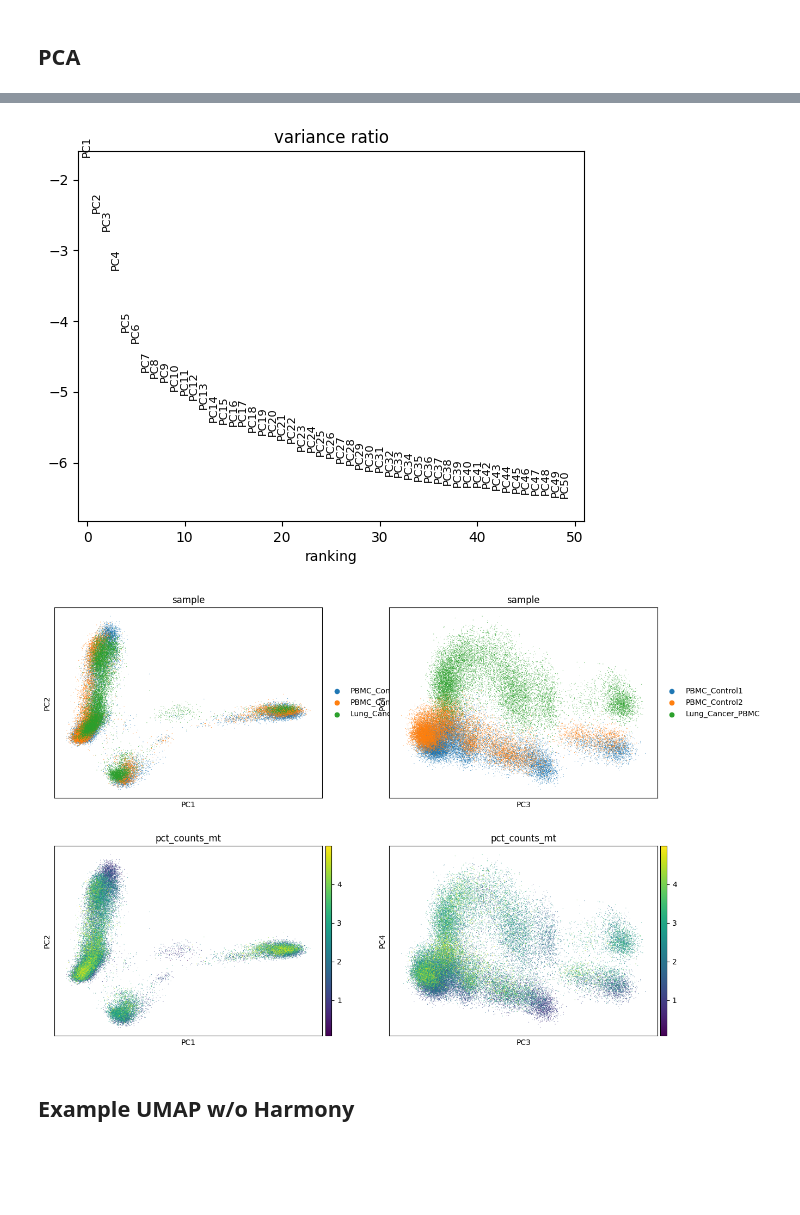
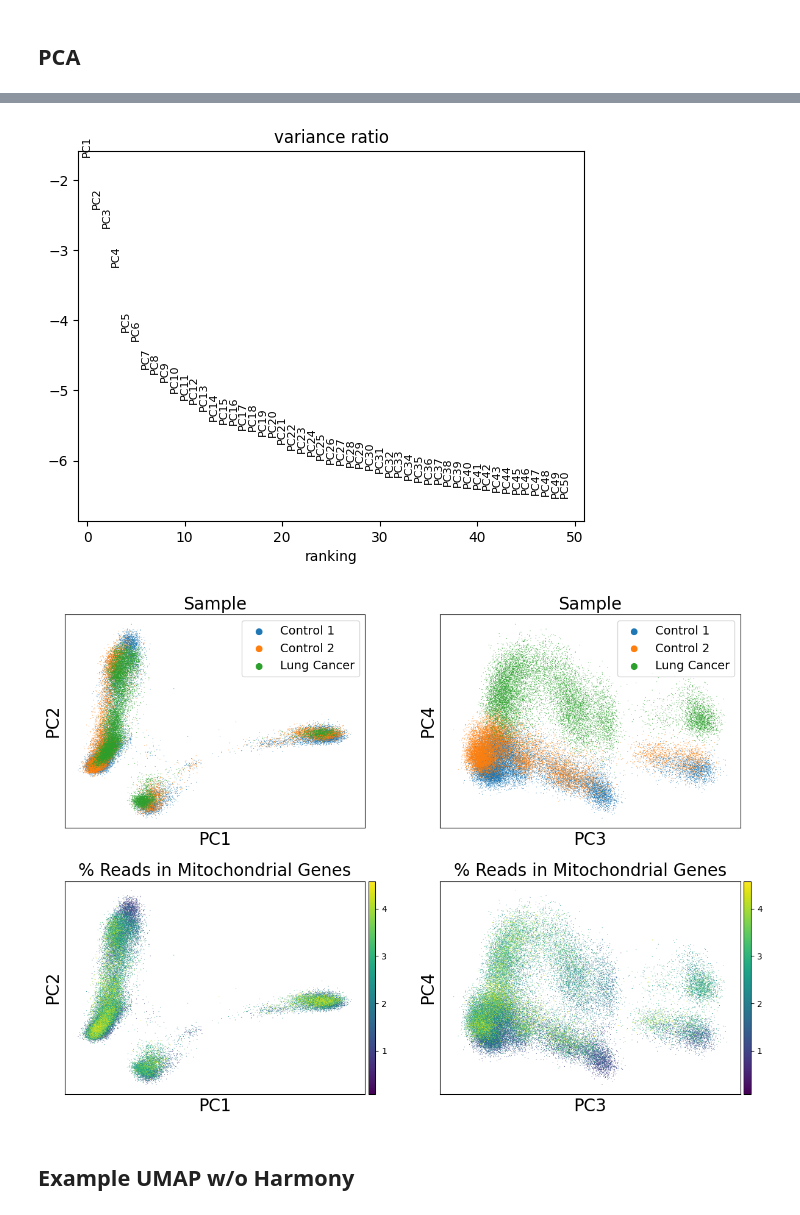
Before and after one commit to nirreiter/scRNA_methods, a Jupyter notebook: 2 - preprocessing_python.ipynb, the cells around one changed output, grey strips where cells are left out. Cells and saved outputs as stored; diff of their text form; code cells hidden in the pictures; blank space fills up the shorter version.

```diff
--- a/2 - preprocessing_python.ipynb
+++ b/2 - preprocessing_python.ipynb
@@ -19,6 +19,7 @@ np.random.seed(SEED)
 random.seed(SEED)
 # %%
 samples = ["PBMC_Control1", "PBMC_Control2", "Lung_Cancer_PBMC"]
+clean_names = {"PBMC_Control1": "Control 1", "PBMC_Control2": "Control 2", "Lung_Cancer_PBMC": "Lung Cancer"}
 adata_dict = {}
 for sample in samples:
     sample_adata = ad.read_h5ad(os.path.join(input_dir, sample + ".h5ad"))
@@ -205,12 +213,32 @@ sc.pl.highly_variable_genes(adata)
 ## PCA
 # %%
 sc.tl.pca(adata, svd_solver="arpack", random_state=SEED, use_highly_variable=True)
-sc.pl.pca_variance_ratio(adata, n_pcs=50, log=True)
-sc.pl.pca(
+sc.pl.pca_variance_ratio(adata, n_pcs=50, log=True, show=False)
+axs = sc.pl.pca(
     adata,
     color=["sample", "sample", "pct_counts_mt", "pct_counts_mt"],
     dimensions=[(0, 1), (2, 3), (0, 1), (2, 3)],
     ncols=2,
     size=2,
+    show = False,
+    title="Variance Ratio",
 )
+axs[0].get_legend().remove()
+
+handles, labels = axs[0].get_legend_handles_labels()
+for handle in handles:
+    handle.set_sizes([50])
+labels = [clean_names[l] for l in labels]
+axs[0].legend(handles, labels, fontsize=14)
+axs[1].legend(handles, labels, fontsize=14)
+
+for ax in axs[:2]:
+    ax.set_title("Sample", fontsize=20)
+
+for ax in axs[2:]:
+    ax.set_title("% Reads in Mitochondrial Genes", fontsize=20)
+
+for ax in axs[:]:
+    ax.set_xlabel(ax.get_xlabel(), fontsize=20)
+    ax.set_ylabel(ax.get_ylabel(), fontsize=20)
 # %% [output]
@@ -217,5 +248,5 @@ sc.pl.pca(
-[figure, old version]
+[figure, new version]
-[figure, old version]
+[figure, new version]
 # %% [markdown]
 ## Example UMAP w/o Harmony
 # %%
```
Also changed, not shown: parts of 13 cells of this notebook, 2 other files.
